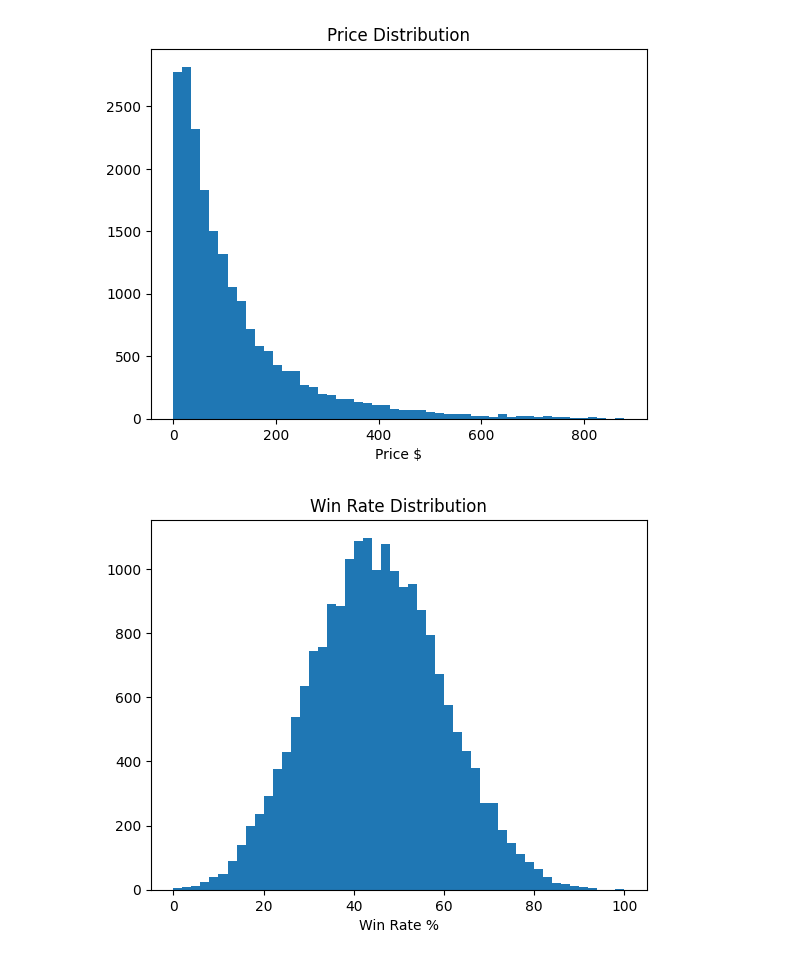
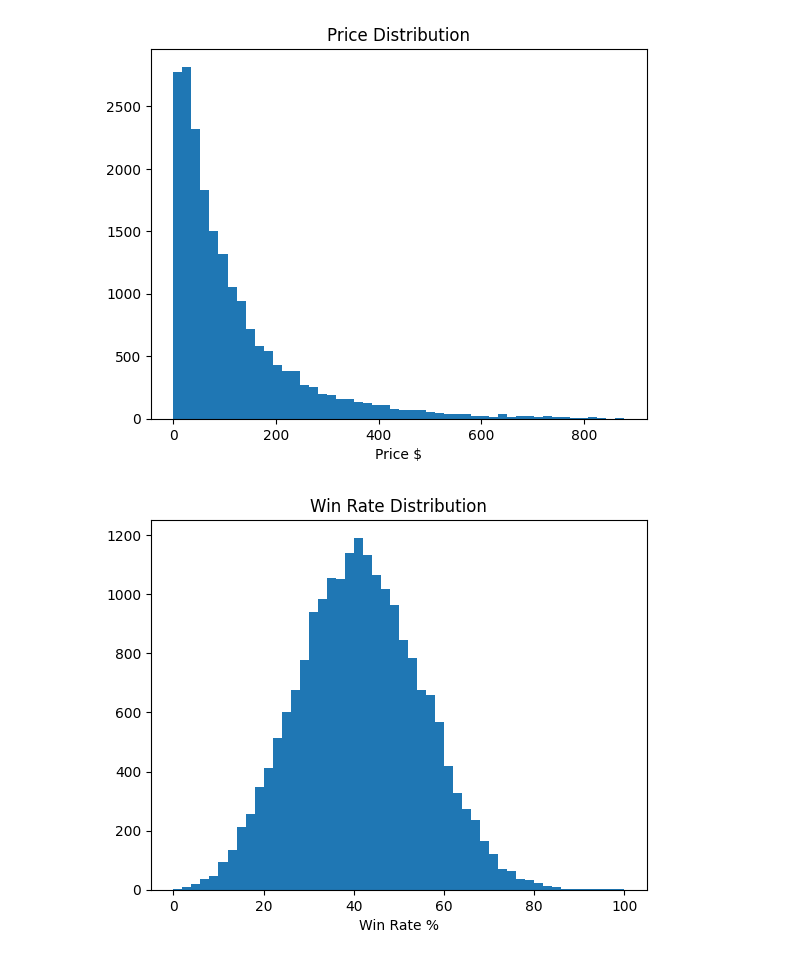
Before and after one commit to Q-shick/ecommerce_price_sensitivity, a Jupyter notebook: ecommerce-synthetic-data.ipynb, the cells around one changed output. Drawn from its saved outputs; the diff is of its cells as text; code cells hidden in the pictures.

Commit message:
Kaggle Notebook | ecommerce_synthetic_data | Generate win rates from normal distribution

```diff
--- a/ecommerce-synthetic-data.ipynb
+++ b/ecommerce-synthetic-data.ipynb
@@ -85,42 +86,56 @@ plt.show()
 # %% [output]
 [figure]
 # %%
+def generate_win_rate(mu, sigma, random_state, lower=0, upper=1):
+    """Draw a value at random from a normal distribution between 0.0 and 1.0"""
+    return scipy.stats.truncnorm.rvs(
+        (lower-mu) / sigma,
+        (upper-mu) / sigma,
+        loc=mu,
+        scale=sigma,
+        size=1,
+        random_state=random_state,
+    )[0]
+
+
 # Scale numeric columns to imitate win rates
 df["past_spending_scaled"] = MinMaxScaler().fit_transform(df[["past_spending"]])
 df["quantity_scaled"] = MinMaxScaler().fit_transform(df[["quantity"]])
 
 # Imitate win rates
 df["win_rate"] = (
     df["membership_flag"].apply(
         lambda x: np.random.uniform(low=0.5, high=1.0, size=1)[0] if x == 1
         else np.random.uniform(low=0.0, high=0.5, size=1)[0]
     ) +
     df["past_spending_scaled"] +
-    df["goods_type"].apply(
-        lambda x: np.random.uniform(low=0.01, high=0.2, size=1)[0] if x == "food"
-        else np.random.uniform(low=0.5, high=1.0, size=1)[0] if x == "medicine"
-        else np.random.uniform(low=0.2, high=0.4, size=1)[0] if x == "kichenware"
-        else np.random.uniform(low=0.1, high=0.3, size=1)[0] if x == "clothing"
-        else np.random.uniform(low=0.4, high=0.6, size=1)[0] if x == "electronics"
-        else np.random.uniform(low=0.3, high=0.4, size=1)[0]
+    df.apply(
+        lambda x: generate_win_rate(0.35, 0.2, x["id"]) if x["goods_type"] == "food"
+        else generate_win_rate(0.4, 0.15, x["id"]) if x["goods_type"] == "medicine"
+        else generate_win_rate(0.2, 0.2, x["id"]) if x["goods_type"] == "kichenware"
+        else generate_win_rate(0.2, 0.15, x["id"]) if x["goods_type"] == "clothing"
+        else generate_win_rate(0.15, 0.15, x["id"]) if x["goods_type"] == "electronics"
+        else generate_win_rate(0.1, 0.1, x["id"]),
+        axis=1,
     ) +
-    df["brand_tier"].apply(
-        lambda x: np.random.uniform(low=0.66, high=1.0, size=1)[0] if x == "cheap"
-        else np.random.uniform(low=0.33, high=0.66, size=1)[0] if x == "popular"
-        else np.random.uniform(low=0.01, high=0.33, size=1)[0]
+    df.apply(
+        lambda x: generate_win_rate(0.25, 0.2, x["id"]) if x["brand_tier"] == "cheap"
+        else generate_win_rate(0.2, 0.15, x["id"]) if x["brand_tier"] == "popular"
+        else generate_win_rate(0.1, 0.05, x["id"]),
+        axis=1,
     ) +
     df["quantity_scaled"] +
     df["discount"]
 )
 df["win_rate"] = MinMaxScaler().fit_transform(df[["win_rate"]])
 df["ordered"] = (df["win_rate"] >= 0.5).astype(int)
 
 plt.hist(df["win_rate"] * 100, bins=50)
 plt.title("Win Rate Distribution")
 plt.xlabel("Win Rate %")
 plt.show()
 # %% [output]
-[figure, old version]
+[figure, new version]
 # %%
 training_data = pd.concat(
     [
```
Also changed, not shown: parts of 1 cell of this notebook.
